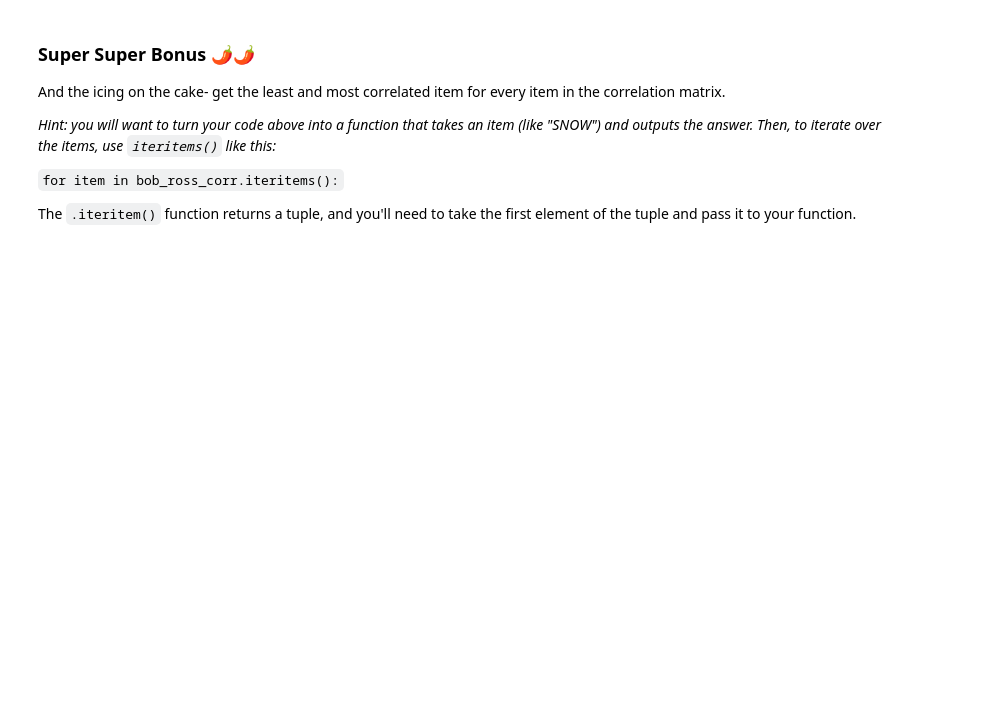
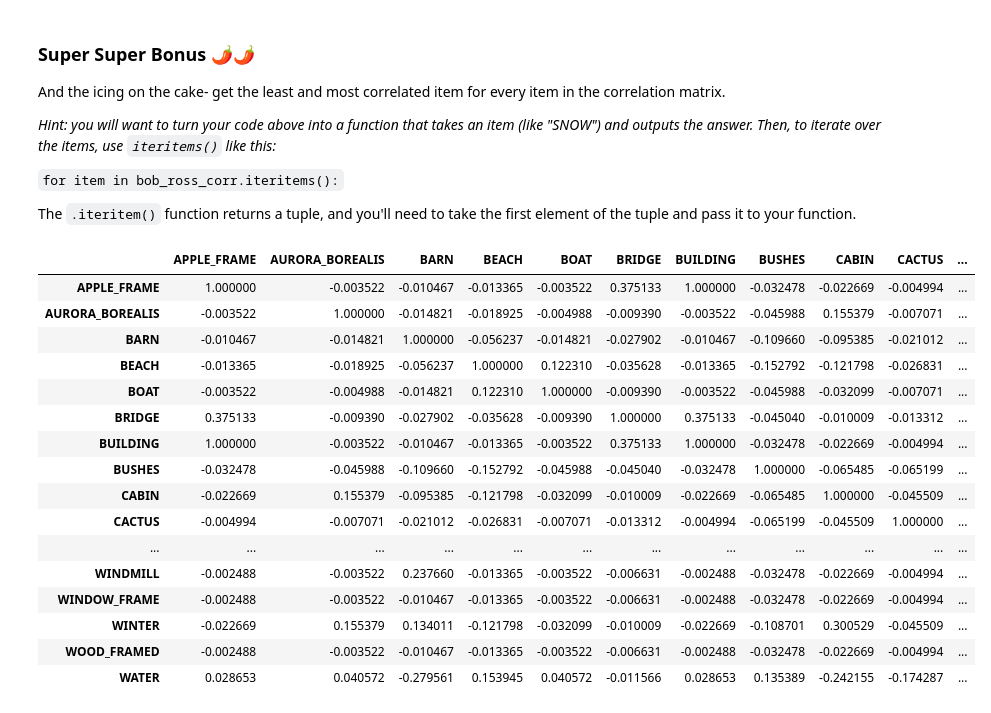
Before and after one commit to aemerson2024/data-science-2022F, a Jupyter notebook: unit2/Assignment 2.5 - Bob Ross - Blank.ipynb, the cells around one changed output. Cells and saved outputs as stored; diff of their text form; code cells hidden in the pictures; blank space fills up the shorter version.

````diff
--- a/unit2/Assignment 2.5 - Bob Ross - Blank.ipynb
+++ b/unit2/Assignment 2.5 - Bob Ross - Blank.ipynb
@@ -212,3 +220,23 @@ And the icing on the cake- get the least and most correlated item for every item
 ```for item in bob_ross_corr.iteritems():```
 
 The ```.iteritem()``` function returns a tuple, and you'll need to take the first element of the tuple and pass it to your function.
+# %%
+bob_ross_corr
+# %% [output]
+|  | APPLE_FRAME | AURORA_BOREALIS | BARN | BEACH | BOAT | BRIDGE | BUILDING | BUSHES | CABIN | CACTUS | ... |
+| APPLE_FRAME | 1.000000 | -0.003522 | -0.010467 | -0.013365 | -0.003522 | 0.375133 | 1.000000 | -0.032478 | -0.022669 | -0.004994 | ... |
+| AURORA_BOREALIS | -0.003522 | 1.000000 | -0.014821 | -0.018925 | -0.004988 | -0.009390 | -0.003522 | -0.045988 | 0.155379 | -0.007071 | ... |
+| BARN | -0.010467 | -0.014821 | 1.000000 | -0.056237 | -0.014821 | -0.027902 | -0.010467 | -0.109660 | -0.095385 | -0.021012 | ... |
+| BEACH | -0.013365 | -0.018925 | -0.056237 | 1.000000 | 0.122310 | -0.035628 | -0.013365 | -0.152792 | -0.121798 | -0.026831 | ... |
+| BOAT | -0.003522 | -0.004988 | -0.014821 | 0.122310 | 1.000000 | -0.009390 | -0.003522 | -0.045988 | -0.032099 | -0.007071 | ... |
+| BRIDGE | 0.375133 | -0.009390 | -0.027902 | -0.035628 | -0.009390 | 1.000000 | 0.375133 | -0.045040 | -0.010009 | -0.013312 | ... |
+| BUILDING | 1.000000 | -0.003522 | -0.010467 | -0.013365 | -0.003522 | 0.375133 | 1.000000 | -0.032478 | -0.022669 | -0.004994 | ... |
+| BUSHES | -0.032478 | -0.045988 | -0.109660 | -0.152792 | -0.045988 | -0.045040 | -0.032478 | 1.000000 | -0.065485 | -0.065199 | ... |
+| CABIN | -0.022669 | 0.155379 | -0.095385 | -0.121798 | -0.032099 | -0.010009 | -0.022669 | -0.065485 | 1.000000 | -0.045509 | ... |
+| CACTUS | -0.004994 | -0.007071 | -0.021012 | -0.026831 | -0.007071 | -0.013312 | -0.004994 | -0.065199 | -0.045509 | 1.000000 | ... |
+| ... | ... | ... | ... | ... | ... | ... | ... | ... | ... | ... | ... |
+| WINDMILL | -0.002488 | -0.003522 | 0.237660 | -0.013365 | -0.003522 | -0.006631 | -0.002488 | -0.032478 | -0.022669 | -0.004994 | ... |
+| WINDOW_FRAME | -0.002488 | -0.003522 | -0.010467 | -0.013365 | -0.003522 | -0.006631 | -0.002488 | -0.032478 | -0.022669 | -0.004994 | ... |
+| WINTER | -0.022669 | 0.155379 | 0.134011 | -0.121798 | -0.032099 | -0.010009 | -0.022669 | -0.108701 | 0.300529 | -0.045509 | ... |
+| WOOD_FRAMED | -0.002488 | -0.003522 | -0.010467 | -0.013365 | -0.003522 | -0.006631 | -0.002488 | -0.032478 | -0.022669 | -0.004994 | ... |
+| WATER | 0.028653 | 0.040572 | -0.279561 | 0.153945 | 0.040572 | -0.011566 | 0.028653 | 0.135389 | -0.242155 | -0.174287 | ... |
````
Also changed, not shown: parts of 4 cells of this notebook.
